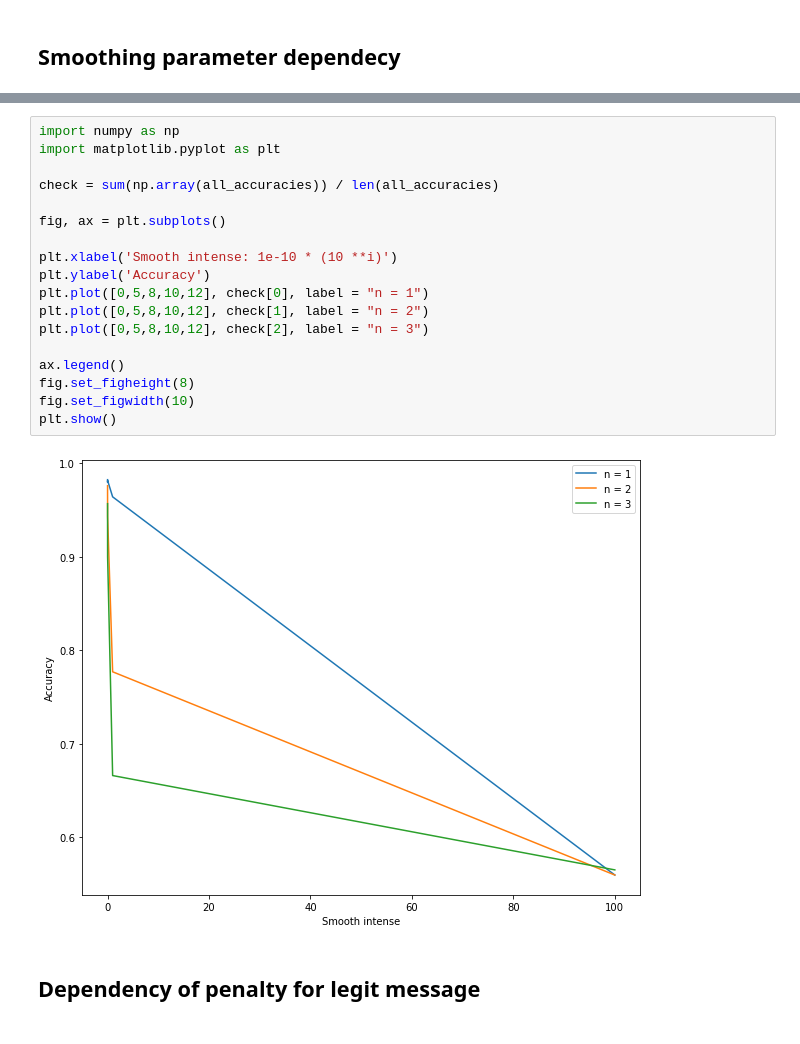
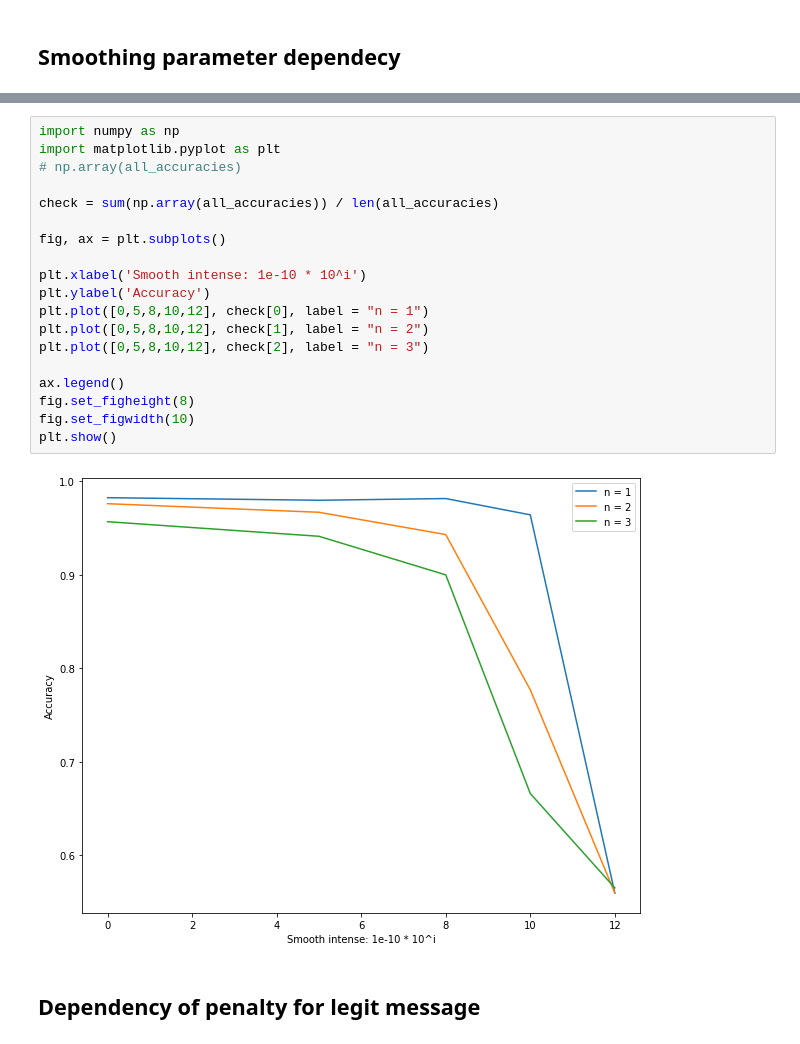
Before and after one commit to DubKoldun/university-courses, a Jupyter notebook: MachineLearning/Bayes/Bayes.ipynb, the cells around one changed output, grey strips where cells are left out. Saved outputs shown, nothing was run; the diff lists cells and outputs as text.

Commit message:
ML Bayes done. Updated full plots

```diff
--- a/MachineLearning/Bayes/Bayes.ipynb
+++ b/MachineLearning/Bayes/Bayes.ipynb
@@ -194,23 +194,24 @@ all_accuracies
 # %%
 import numpy as np
 import matplotlib.pyplot as plt
+# np.array(all_accuracies)
 
 check = sum(np.array(all_accuracies)) / len(all_accuracies)
 
 fig, ax = plt.subplots()
 
-plt.xlabel('Smooth intense: 1e-10 * (10 **i)')
+plt.xlabel('Smooth intense: 1e-10 * 10^i')
 plt.ylabel('Accuracy')
 plt.plot([0,5,8,10,12], check[0], label = "n = 1")
 plt.plot([0,5,8,10,12], check[1], label = "n = 2")
 plt.plot([0,5,8,10,12], check[2], label = "n = 3")
 
 ax.legend()
 fig.set_figheight(8)
 fig.set_figwidth(10)
 plt.show()
 # %% [output]
-[figure, old version]
+[figure, new version]
 # %% [markdown]
 ## Dependency of penalty for legit message
 # %%
```
Also changed, not shown: parts of 7 cells of this notebook.
